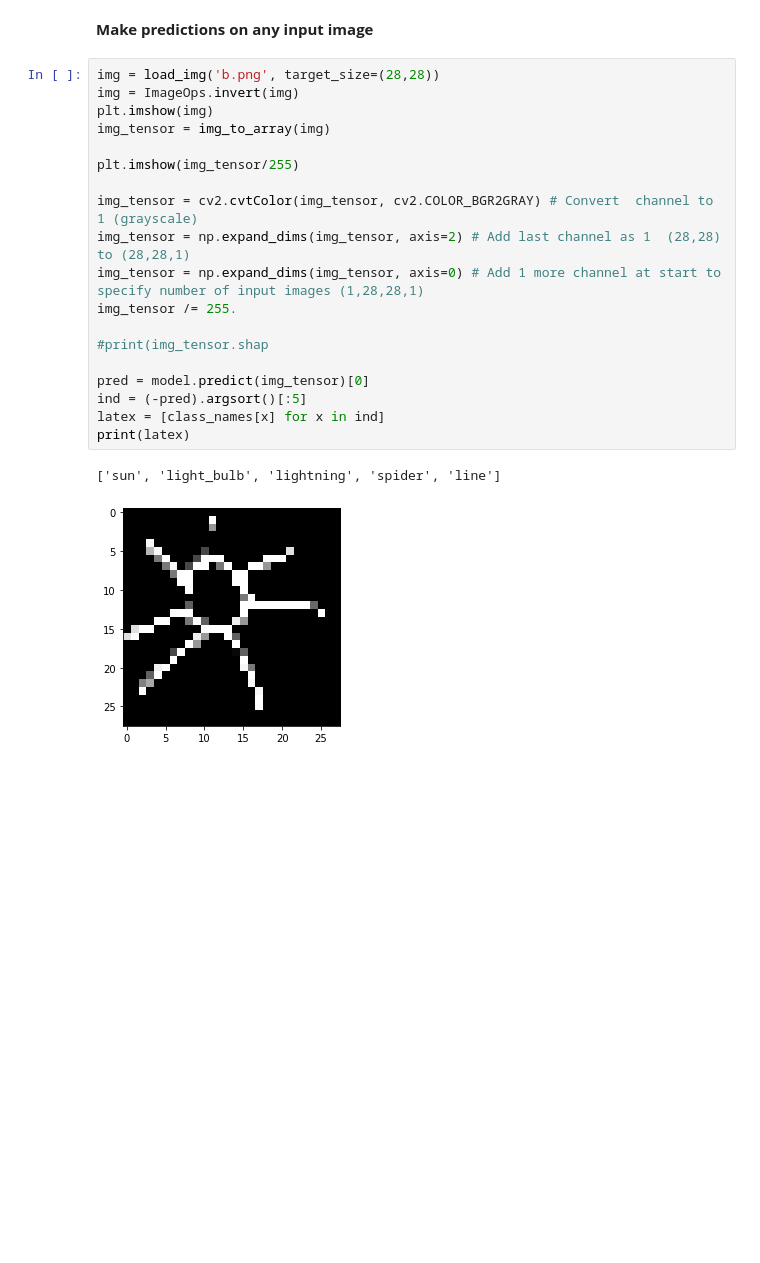
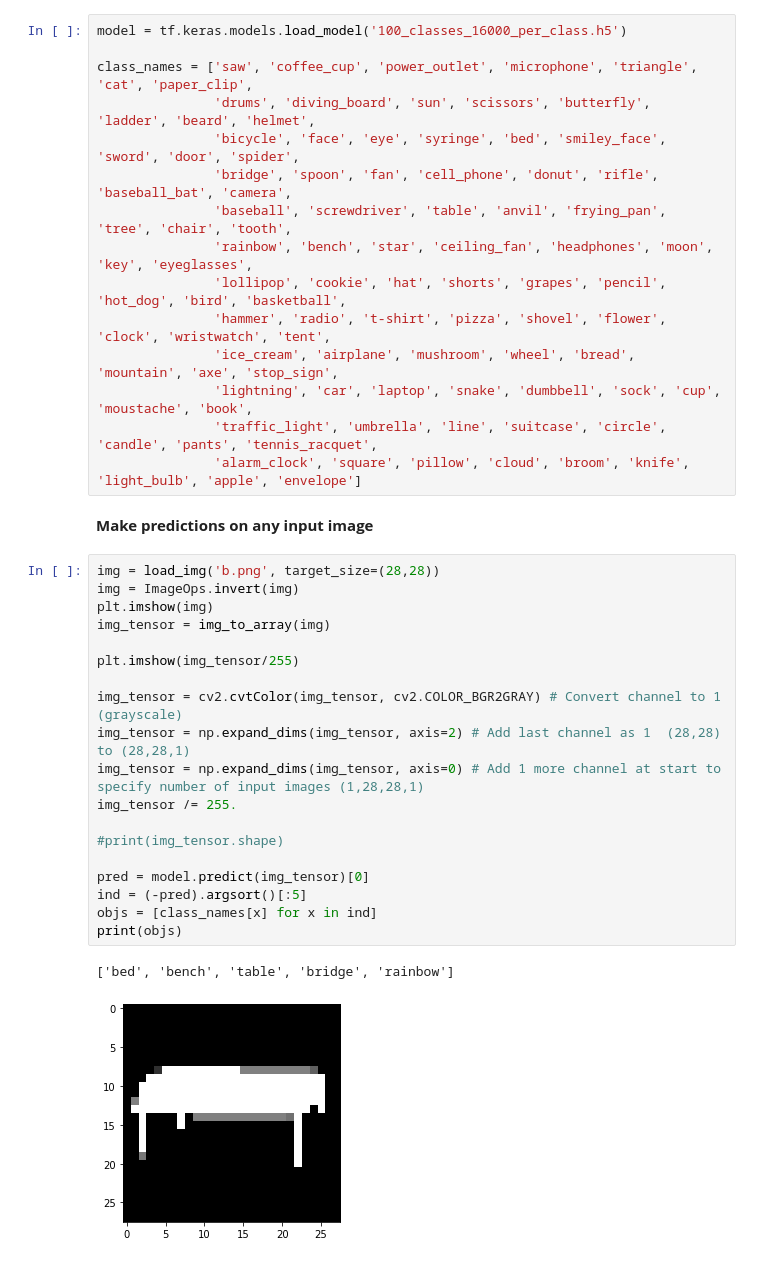
Before and after one commit to hasnainroopawalla/ScribbleNet, a Jupyter notebook: Doodle.ipynb, the cells around one changed output. Cells and saved outputs as stored; diff of their text form; blank space fills up the shorter version.

```diff
--- a/Doodle.ipynb
+++ b/Doodle.ipynb
@@ -261,24 +238,39 @@ Call initializer instance with the dtype argument instead of passing it to the c
+# %%
+model = tf.keras.models.load_model('100_classes_16000_per_class.h5')
+
+class_names = ['saw', 'coffee_cup', 'power_outlet', 'microphone', 'triangle', 'cat', 'paper_clip',
+               'drums', 'diving_board', 'sun', 'scissors', 'butterfly', 'ladder', 'beard', 'helmet',
+               'bicycle', 'face', 'eye', 'syringe', 'bed', 'smiley_face', 'sword', 'door', 'spider',
+               'bridge', 'spoon', 'fan', 'cell_phone', 'donut', 'rifle', 'baseball_bat', 'camera',
+               'baseball', 'screwdriver', 'table', 'anvil', 'frying_pan', 'tree', 'chair', 'tooth',
+               'rainbow', 'bench', 'star', 'ceiling_fan', 'headphones', 'moon', 'key', 'eyeglasses',
+               'lollipop', 'cookie', 'hat', 'shorts', 'grapes', 'pencil', 'hot_dog', 'bird', 'basketball',
+               'hammer', 'radio', 't-shirt', 'pizza', 'shovel', 'flower', 'clock', 'wristwatch', 'tent',
+               'ice_cream', 'airplane', 'mushroom', 'wheel', 'bread', 'mountain', 'axe', 'stop_sign',
+               'lightning', 'car', 'laptop', 'snake', 'dumbbell', 'sock', 'cup', 'moustache', 'book',
+               'traffic_light', 'umbrella', 'line', 'suitcase', 'circle', 'candle', 'pants', 'tennis_racquet',
+               'alarm_clock', 'square', 'pillow', 'cloud', 'broom', 'knife', 'light_bulb', 'apple', 'envelope']
 # %% [markdown]
 **Make predictions on any input image**
 # %%
 img = load_img('b.png', target_size=(28,28))
 img = ImageOps.invert(img)
 plt.imshow(img)
 img_tensor = img_to_array(img)
 
 plt.imshow(img_tensor/255)
 
-img_tensor = cv2.cvtColor(img_tensor, cv2.COLOR_BGR2GRAY) # Convert  channel to 1 (grayscale)
+img_tensor = cv2.cvtColor(img_tensor, cv2.COLOR_BGR2GRAY) # Convert channel to 1 (grayscale)
 img_tensor = np.expand_dims(img_tensor, axis=2) # Add last channel as 1  (28,28) to (28,28,1)
 img_tensor = np.expand_dims(img_tensor, axis=0) # Add 1 more channel at start to specify number of input images (1,28,28,1)
 img_tensor /= 255.
 
-#print(img_tensor.shap
+#print(img_tensor.shape)
 
 pred = model.predict(img_tensor)[0]
 ind = (-pred).argsort()[:5]
-latex = [class_names[x] for x in ind]
-print(latex)
+objs = [class_names[x] for x in ind]
+print(objs)
 # %% [output]
-['sun', 'light_bulb', 'lightning', 'spider', 'line']
+['bed', 'bench', 'table', 'bridge', 'rainbow']
-[figure, old version]
+[figure, new version]
```
Also changed, not shown: parts of 8 cells of this notebook.
